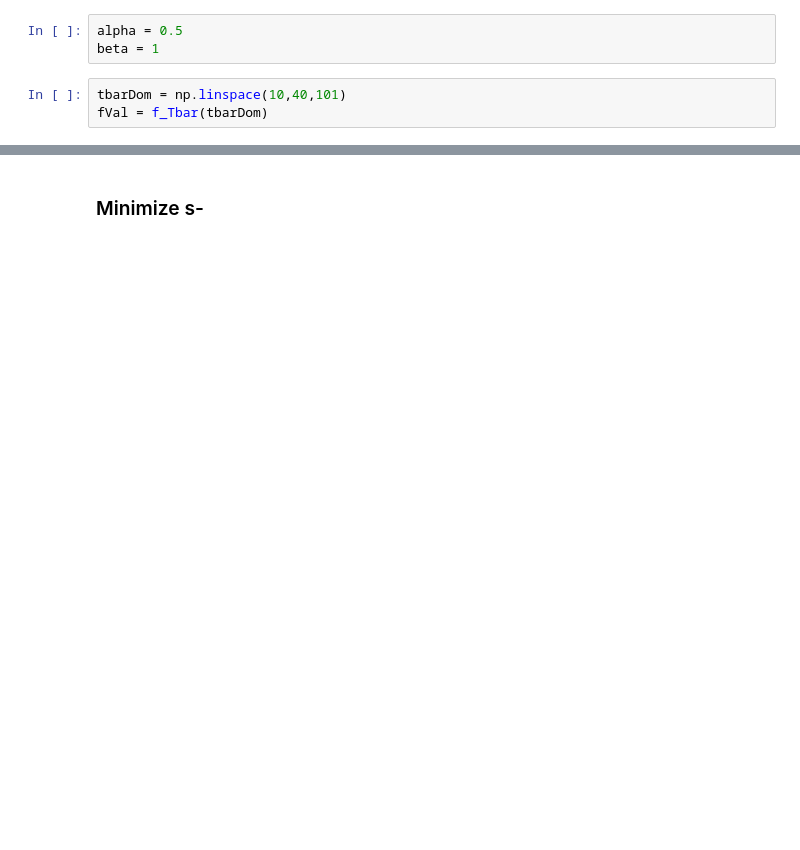
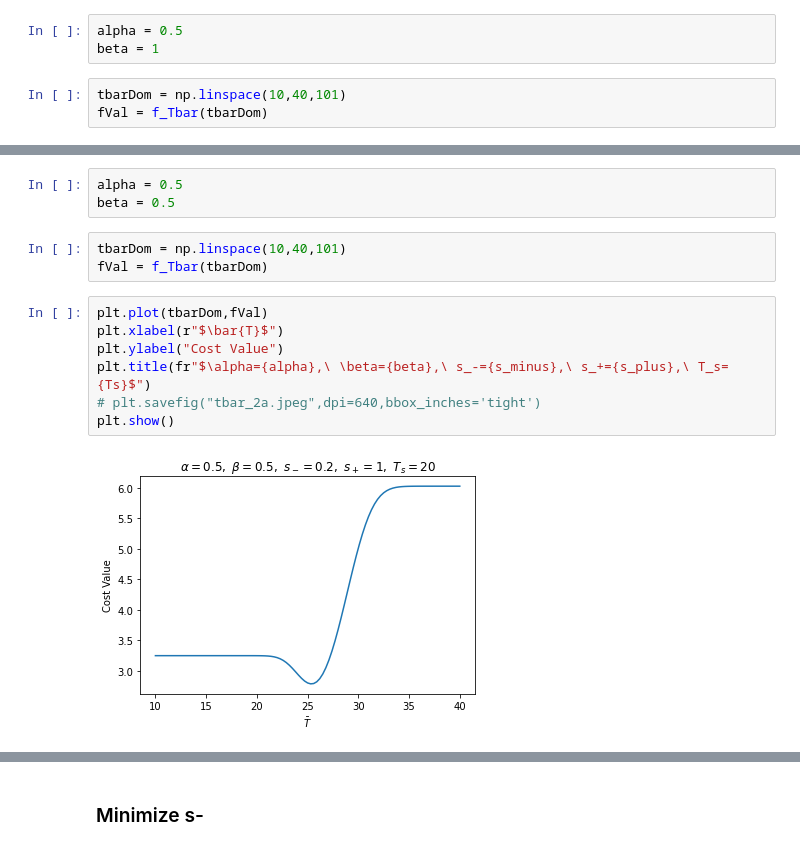
Before and after one commit to aaronmlarsen/TCL, a Jupyter notebook: Minimizing.ipynb, the cells around one changed output, grey strips where cells are left out. Drawn from its saved outputs; the diff is of its cells as text; blank space fills up the shorter version.

```diff
--- a/Minimizing.ipynb
+++ b/Minimizing.ipynb
@@ -222,0 +271,15 @@ minimize(f_Tbar,26.5,method='Nelder-Mead')
+# %%
+alpha = 0.5
+beta = 0.5
+# %%
+tbarDom = np.linspace(10,40,101)
+fVal = f_Tbar(tbarDom)
+# %%
+plt.plot(tbarDom,fVal)
+plt.xlabel(r"$\bar{T}$")
+plt.ylabel("Cost Value")
+plt.title(fr"$\alpha={alpha},\ \beta={beta},\ s_-={s_minus},\ s_+={s_plus},\ T_s={Ts}$")
+# plt.savefig("tbar_2a.jpeg",dpi=640,bbox_inches='tight')
+plt.show()
+# %% [output]
+[figure, added]
```
Also changed, not shown: parts of 27 cells of this notebook.
